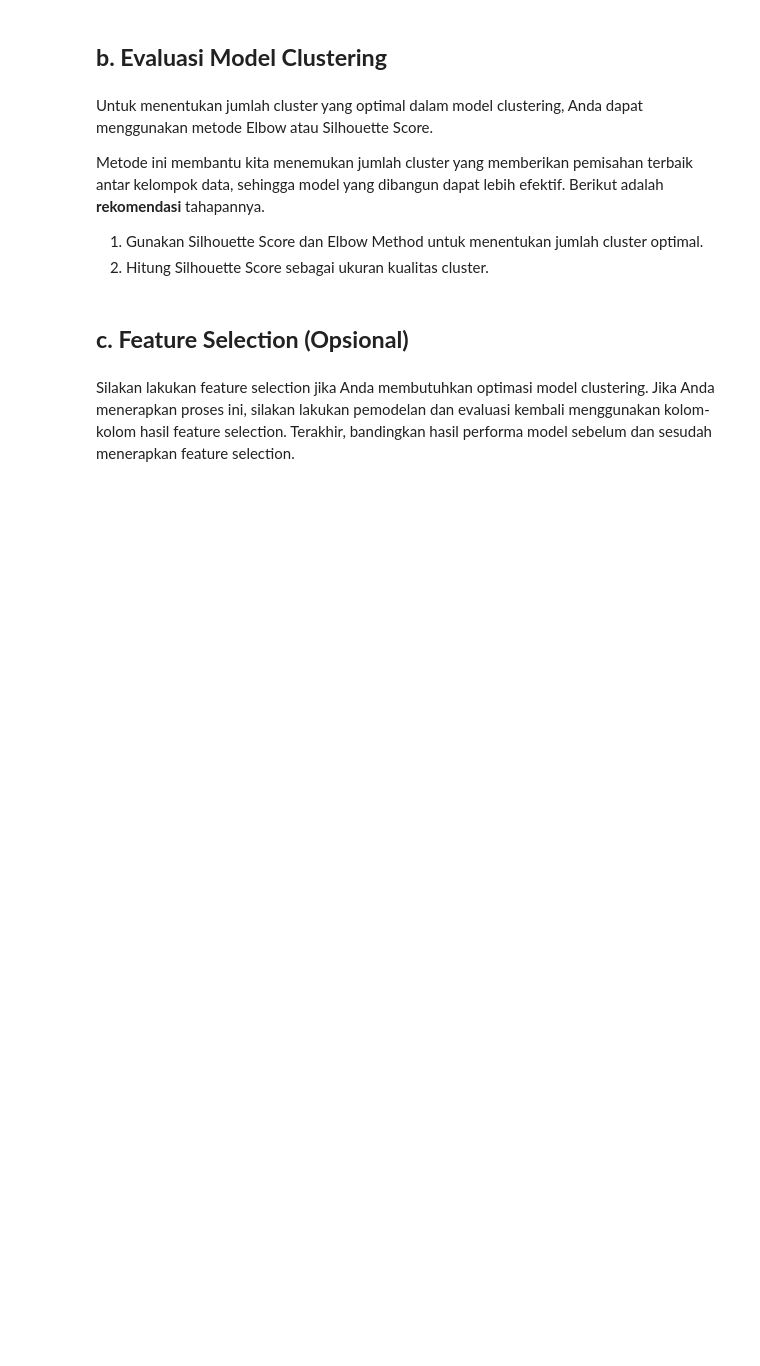
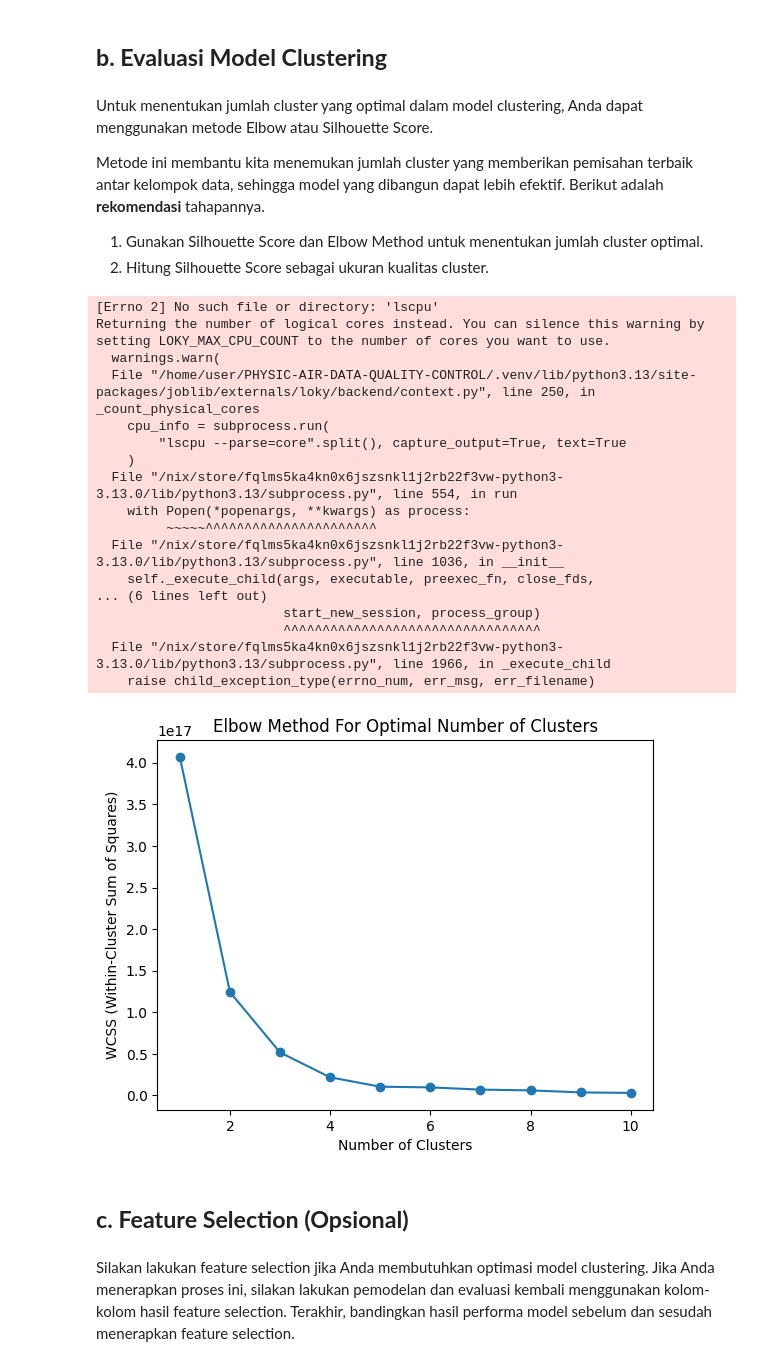
Before and after one commit to WildanFadhilNazaruddin/PHYSIC-AIR-DATA-QUALITY-CONTROL, a Jupyter notebook: PROJEK/[Clustering]_Submission_Akhir_BMLP_Your_Name.ipynb, the cells around one changed output. Drawn from its saved outputs; the diff is of its cells as text; code cells hidden in the pictures; blank space fills up the shorter version.

```diff
--- a/PROJEK/[Clustering]_Submission_Akhir_BMLP_Your_Name.ipynb
+++ b/PROJEK/[Clustering]_Submission_Akhir_BMLP_Your_Name.ipynb
@@ -269,0 +351,39 @@ Metode ini membantu kita menemukan jumlah cluster yang memberikan pemisahan terb
+# %%
+import matplotlib.pyplot as plt
+from sklearn.cluster import KMeans
+
+# Tentukan jumlah cluster yang ingin diuji
+range_n_clusters = range(1, 11)  # Misalnya, kita uji dari 1 hingga 10 cluster
+wcss = []  # Untuk menyimpan hasil WCSS
+
+# Melakukan KMeans untuk berbagai jumlah cluster
+for n_clusters in range_n_clusters:
+    kmeans = KMeans(n_clusters=n_clusters, random_state=42)
+    kmeans.fit(X)  # X adalah data yang digunakan untuk clustering
+    wcss.append(kmeans.inertia_)
+
+# Plot WCSS untuk setiap jumlah cluster
+plt.plot(range_n_clusters, wcss, marker='o')
+plt.title('Elbow Method For Optimal Number of Clusters')
+plt.xlabel('Number of Clusters')
+plt.ylabel('WCSS (Within-Cluster Sum of Squares)')
+plt.show()
+# %% [output]
+[Errno 2] No such file or directory: 'lscpu'
+Returning the number of logical cores instead. You can silence this warning by setting LOKY_MAX_CPU_COUNT to the number of cores you want to use.
+  warnings.warn(
+  File "/home/user/PHYSIC-AIR-DATA-QUALITY-CONTROL/.venv/lib/python3.13/site-packages/joblib/externals/loky/backend/context.py", line 250, in _count_physical_cores
+    cpu_info = subprocess.run(
+        "lscpu --parse=core".split(), capture_output=True, text=True
+    )
+  File "/nix/store/fqlms5ka4kn0x6jszsnkl1j2rb22f3vw-python3-3.13.0/lib/python3.13/subprocess.py", line 554, in run
+    with Popen(*popenargs, **kwargs) as process:
+         ~~~~~^^^^^^^^^^^^^^^^^^^^^^
+  File "/nix/store/fqlms5ka4kn0x6jszsnkl1j2rb22f3vw-python3-3.13.0/lib/python3.13/subprocess.py", line 1036, in __init__
+    self._execute_child(args, executable, preexec_fn, close_fds,
+... (6 lines left out)
+                        start_new_session, process_group)
+                        ^^^^^^^^^^^^^^^^^^^^^^^^^^^^^^^^^
+  File "/nix/store/fqlms5ka4kn0x6jszsnkl1j2rb22f3vw-python3-3.13.0/lib/python3.13/subprocess.py", line 1966, in _execute_child
+    raise child_exception_type(errno_num, err_msg, err_filename)
+[figure, added]
```
Also changed, not shown: parts of 8 cells of this notebook.
